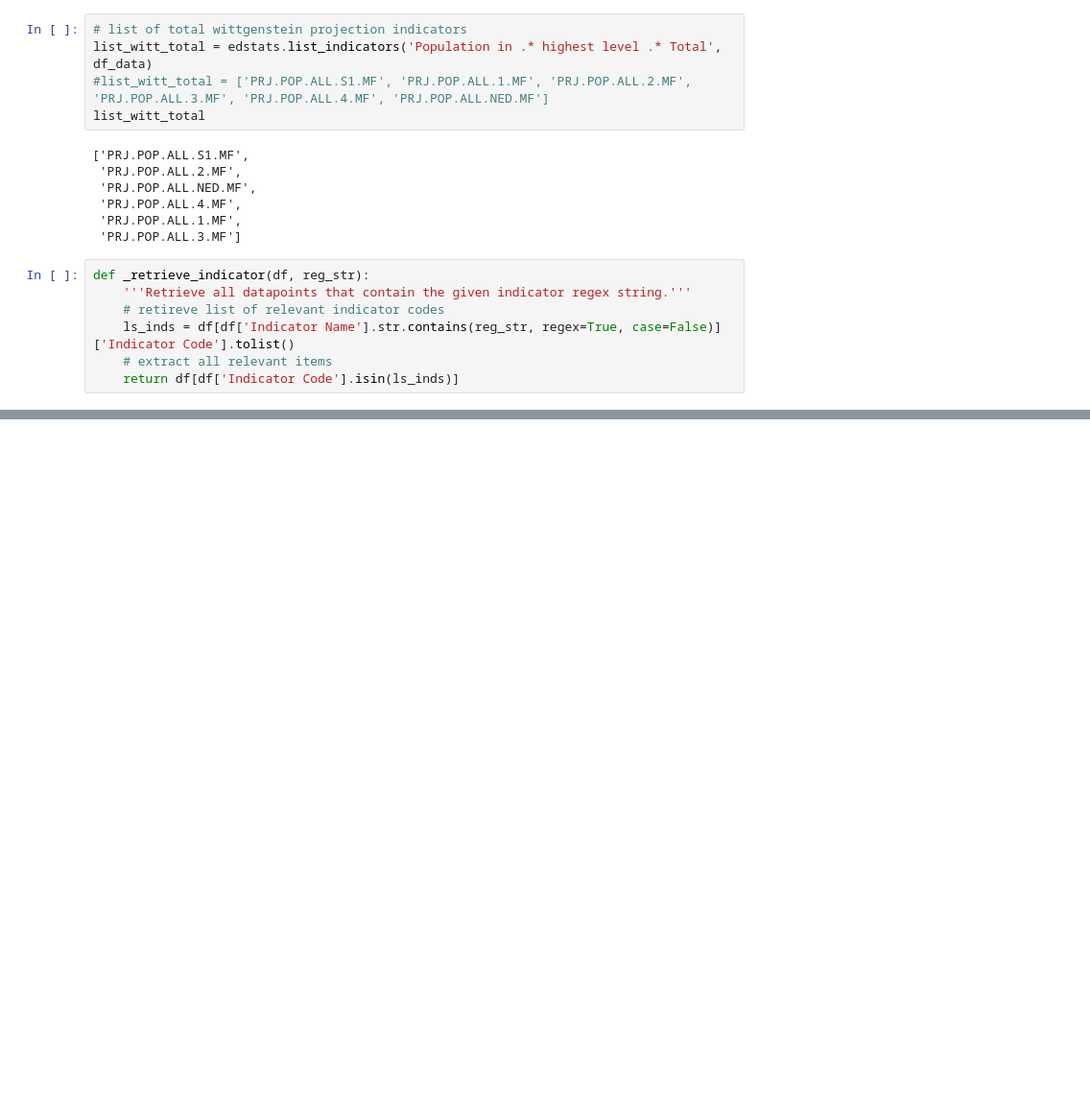
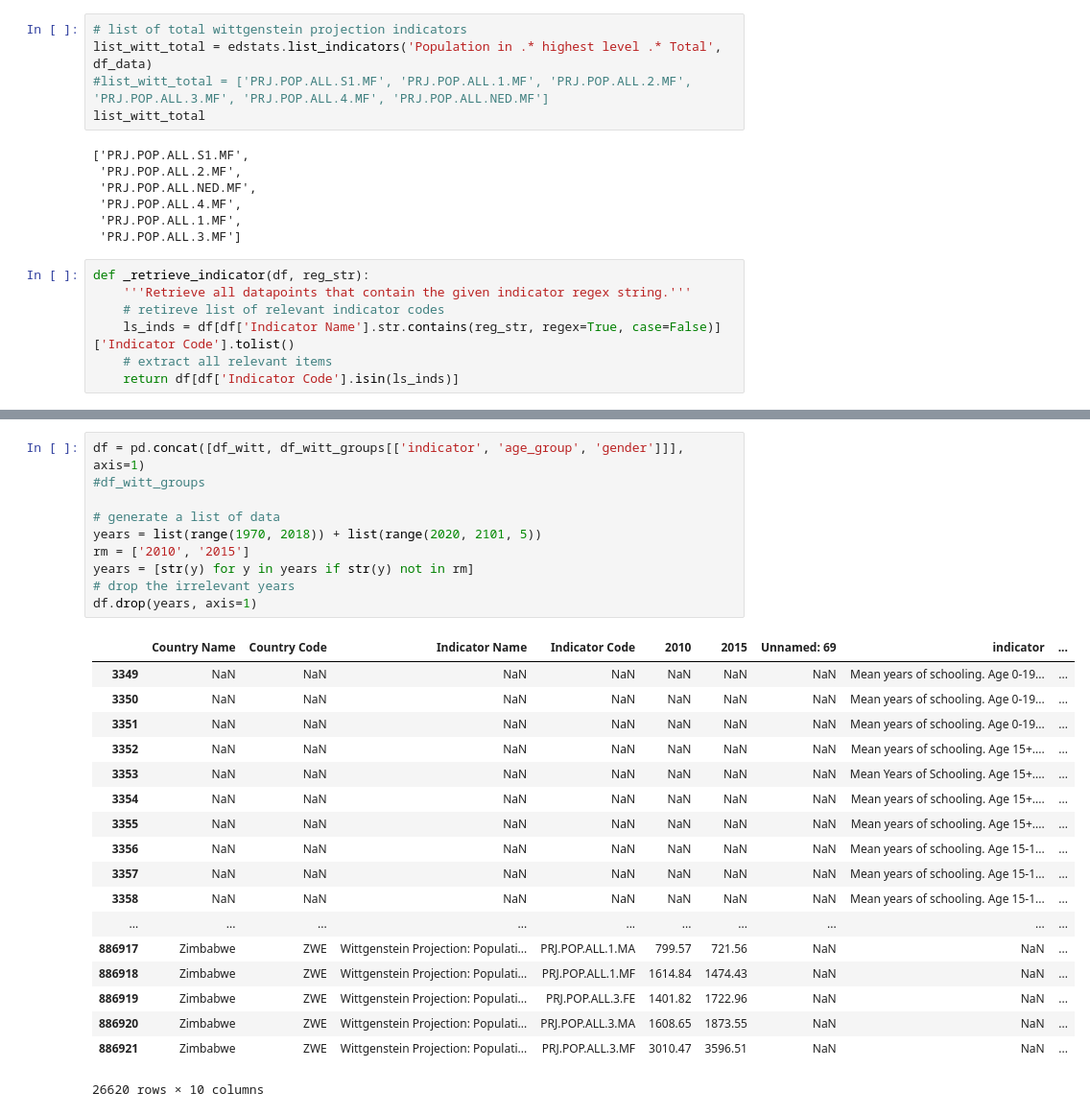
Before and after one commit to felixnext/ds_global-education, a Jupyter notebook: 21_aly_schooling-years.ipynb, the cells around one changed output, grey strips where cells are left out. Shown: that part at 96% size. Cells and saved outputs as stored; diff of their text form; blank space fills up the shorter version.

```diff
--- a/21_aly_schooling-years.ipynb
+++ b/21_aly_schooling-years.ipynb
@@ -90,0 +69,29 @@ pd.concat([df_witt, df_witt_groups[['indicator', 'age_group', 'gender']]], axis=
+# %%
+df = pd.concat([df_witt, df_witt_groups[['indicator', 'age_group', 'gender']]], axis=1)
+#df_witt_groups
+
+# generate a list of data
+years = list(range(1970, 2018)) + list(range(2020, 2101, 5))
+rm = ['2010', '2015']
+years = [str(y) for y in years if str(y) not in rm]
+# drop the irrelevant years
+df.drop(years, axis=1)
+# %% [output]
+|  | Country Name | Country Code | Indicator Name | Indicator Code | 2010 | 2015 | Unnamed: 69 | indicator | ... |
+| 3349 | NaN | NaN | NaN | NaN | NaN | NaN | NaN | Mean years of schooling. Age 0-19... | ... |
+| 3350 | NaN | NaN | NaN | NaN | NaN | NaN | NaN | Mean years of schooling. Age 0-19... | ... |
+| 3351 | NaN | NaN | NaN | NaN | NaN | NaN | NaN | Mean years of schooling. Age 0-19... | ... |
+| 3352 | NaN | NaN | NaN | NaN | NaN | NaN | NaN | Mean years of schooling. Age 15+.... | ... |
+| 3353 | NaN | NaN | NaN | NaN | NaN | NaN | NaN | Mean Years of Schooling. Age 15+.... | ... |
+| 3354 | NaN | NaN | NaN | NaN | NaN | NaN | NaN | Mean years of schooling. Age 15+.... | ... |
+| 3355 | NaN | NaN | NaN | NaN | NaN | NaN | NaN | Mean years of schooling. Age 15+.... | ... |
+| 3356 | NaN | NaN | NaN | NaN | NaN | NaN | NaN | Mean years of schooling. Age 15-1... | ... |
+| 3357 | NaN | NaN | NaN | NaN | NaN | NaN | NaN | Mean years of schooling. Age 15-1... | ... |
+| 3358 | NaN | NaN | NaN | NaN | NaN | NaN | NaN | Mean years of schooling. Age 15-1... | ... |
+| ... | ... | ... | ... | ... | ... | ... | ... | ... | ... |
+| 886917 | Zimbabwe | ZWE | Wittgenstein Projection: Populati... | PRJ.POP.ALL.1.MA | 799.57 | 721.56 | NaN | NaN | ... |
+| 886918 | Zimbabwe | ZWE | Wittgenstein Projection: Populati... | PRJ.POP.ALL.1.MF | 1614.84 | 1474.43 | NaN | NaN | ... |
+| 886919 | Zimbabwe | ZWE | Wittgenstein Projection: Populati... | PRJ.POP.ALL.3.FE | 1401.82 | 1722.96 | NaN | NaN | ... |
+| 886920 | Zimbabwe | ZWE | Wittgenstein Projection: Populati... | PRJ.POP.ALL.3.MA | 1608.65 | 1873.55 | NaN | NaN | ... |
+| 886921 | Zimbabwe | ZWE | Wittgenstein Projection: Populati... | PRJ.POP.ALL.3.MF | 3010.47 | 3596.51 | NaN | NaN | ... |
+26620 rows × 10 columns
```
Also changed, not shown: parts of 3 cells of this notebook, 3 other files.
